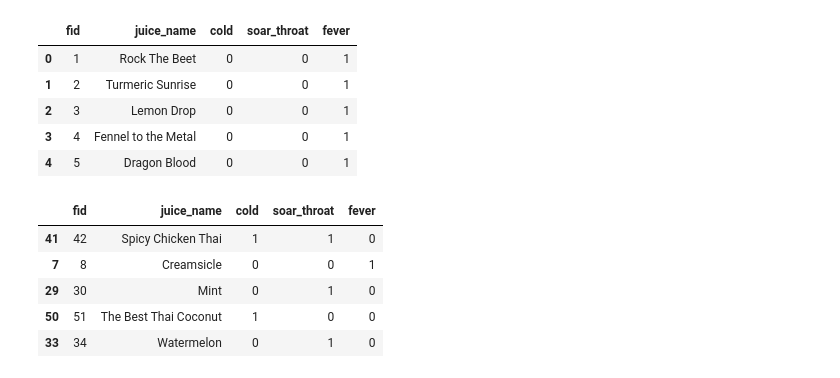
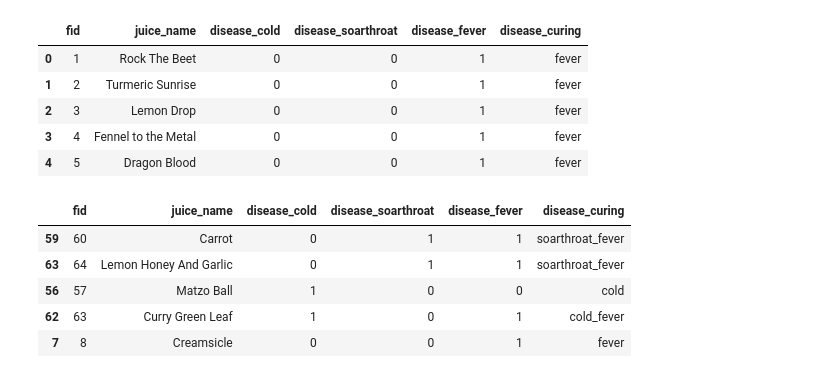
Before and after one commit to acesaif/Juice_Recommender_System, a Jupyter notebook: ml_juice_recommender.ipynb, the cells around one changed output. Saved outputs shown, nothing was run; the diff lists cells and outputs as text; code cells hidden in the pictures.

```diff
--- a/ml_juice_recommender.ipynb
+++ b/ml_juice_recommender.ipynb
@@ -13,27 +13,27 @@ from tensorflow.python.data import Dataset
 
 tf.logging.set_verbosity(tf.logging.ERROR)
 
-pd.options.display.float_format = "{:.4f}".format
+pd.options.display.float_format = "{:.3f}".format
 
 style.use('ggplot')
 
 os.chdir('/content/drive/ml_directory/recommend_this/juice_recommender/')
 # %%
-my_juice_df = pd.read_csv('juice_dataset.csv')
+my_juice_df = pd.read_csv('juices_modified_dataset.csv')
 display.display(my_juice_df.head())
 
 my_juice_df = my_juice_df.reindex(np.random.permutation(my_juice_df.index))
 display.display(my_juice_df.head())
 # %% [output]
-|  | fid | juice_name | cold | soar_throat | fever |
-| 0 | 1 | Rock The Beet | 0 | 0 | 1 |
-| 1 | 2 | Turmeric Sunrise | 0 | 0 | 1 |
-| 2 | 3 | Lemon Drop | 0 | 0 | 1 |
-| 3 | 4 | Fennel to the Metal | 0 | 0 | 1 |
-| 4 | 5 | Dragon Blood | 0 | 0 | 1 |
+|  | fid | juice_name | disease_cold | disease_soarthroat | disease_fever | disease_curing |
+| 0 | 1 | Rock The Beet | 0 | 0 | 1 | fever |
+| 1 | 2 | Turmeric Sunrise | 0 | 0 | 1 | fever |
+| 2 | 3 | Lemon Drop | 0 | 0 | 1 | fever |
+| 3 | 4 | Fennel to the Metal | 0 | 0 | 1 | fever |
+| 4 | 5 | Dragon Blood | 0 | 0 | 1 | fever |
-|  | fid | juice_name | cold | soar_throat | fever |
-| 41 | 42 | Spicy Chicken Thai | 1 | 1 | 0 |
-| 7 | 8 | Creamsicle | 0 | 0 | 1 |
-| 29 | 30 | Mint | 0 | 1 | 0 |
-| 50 | 51 | The Best Thai Coconut | 1 | 0 | 0 |
-| 33 | 34 | Watermelon | 0 | 1 | 0 |
+|  | fid | juice_name | disease_cold | disease_soarthroat | disease_fever | disease_curing |
+| 59 | 60 | Carrot | 0 | 1 | 1 | soarthroat_fever |
+| 63 | 64 | Lemon Honey And Garlic | 0 | 1 | 1 | soarthroat_fever |
+| 56 | 57 | Matzo Ball | 1 | 0 | 0 | cold |
+| 62 | 63 | Curry Green Leaf | 1 | 0 | 1 | cold_fever |
+| 7 | 8 | Creamsicle | 0 | 0 | 1 | fever |
```
Also changed, not shown: parts of 4 cells of this notebook.
